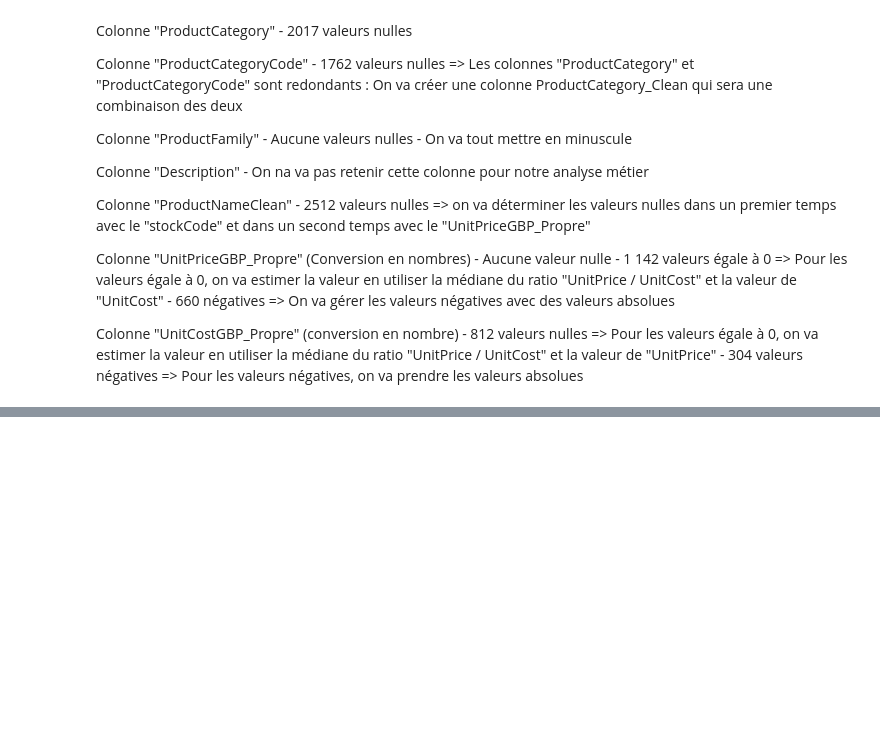
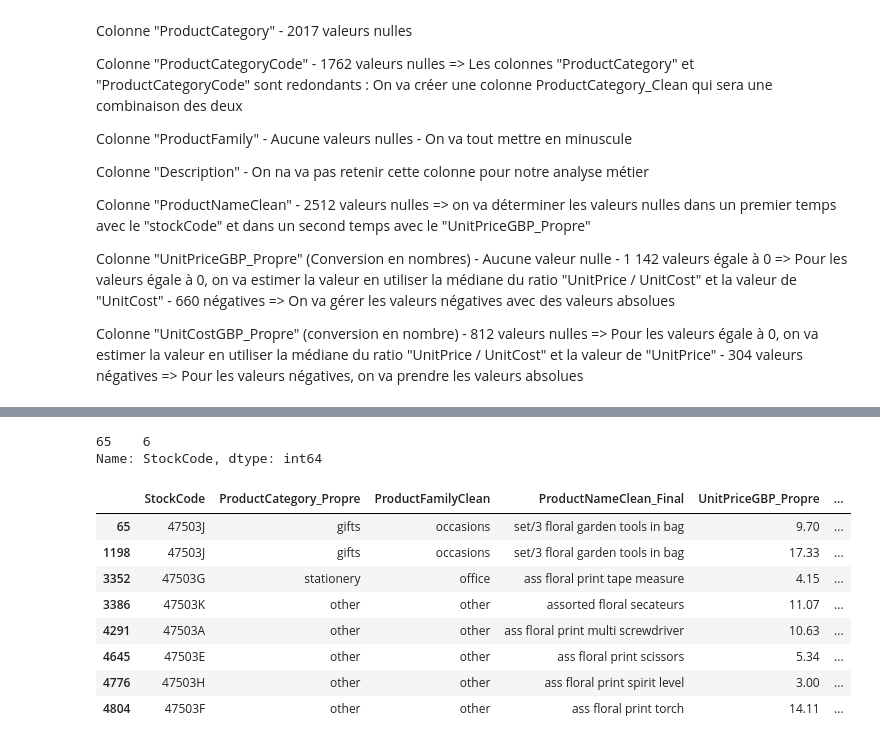
Before and after one commit to clawyunkai/Brief-15_retailcorps_Marketing, a Jupyter notebook: 01_Exploration&Nettoyage_Chris.ipynb, the cells around one changed output, grey strips where cells are left out. Saved outputs shown, nothing was run; the diff lists cells and outputs as text; code cells hidden in the pictures; blank space fills up the shorter version.

```diff
--- a/01_Exploration&Nettoyage_Chris.ipynb
+++ b/01_Exploration&Nettoyage_Chris.ipynb
@@ -166,16 +166,11 @@ df_products_clean=duckdb.query(f"""
 -- Étape 1 : On gère les conversions de base et les valeurs absolues (ABS)
     WITH Etape1_Nettoyage_Base AS (
         SELECT
-            *,
-            -- Conversion en FLOAT et mise en valeur absolue pour régler les 660 et 304 négatifs
+            TRIM(UPPER(StockCode)) AS StockCode,
             ABS(REPLACE(UnitPriceGBP, ',', '.')::FLOAT) AS Prix_Brut,
             ABS(REPLACE(UnitCostGBP, ',', '.')::FLOAT) AS Cout_Brut,
-
-            -- Nettoyage des textes
             TRIM(LOWER(COALESCE(ProductCategory, ProductCategoryCode))) AS ProductCategoryClean,
             TRIM(LOWER(ProductFamily)) as ProductFamilyClean,
-
-            -- MODIFICATION ICI : On applique TRIM et LOWER dès le début sur le nom
             TRIM(LOWER(ProductNameClean)) AS Nom_Nettoye
         FROM read_parquet('{chemin_fichier}')
     ),
@@ -184,10 +179,7 @@ df_products_clean=duckdb.query(f"""
     Etape2_Calculs_Intermediaires AS (
         SELECT
             *,
-            -- Calcul de la médiane du ratio (Prix / Coût)
             MEDIAN(Prix_Brut / NULLIF(Cout_Brut, 0)) OVER () AS Ratio_Mediane,
-
-            -- Remplacement des noms vides grâce au StockCode
             COALESCE(
                 Nom_Nettoye,
                 MAX(Nom_Nettoye) OVER (PARTITION BY StockCode)
@@ -195,40 +187,46 @@ df_products_clean=duckdb.query(f"""
         FROM Etape1_Nettoyage_Base
     ),
 
-    -- Étape 3 : On applique les formules d'imputation finales
+    -- Étape 3 : On applique les formules d'imputation
     Etape3_Application_Regles AS (
-        SELECT DISTINCT
+        SELECT
             StockCode,
             CASE
                 WHEN ProductCategoryClean IS NULL THEN 'other'
                 ELSE ProductCategoryClean
             END AS ProductCategory_Propre,
             ProductFamilyClean,
-
-            -- MODIFICATION ICI : On ajoute 'inconnu' comme ultime solution de secours
             COALESCE(
                 Nom_Etape1,
                 MAX(Nom_Etape1) OVER (PARTITION BY Prix_Brut),
                 'inconnu'
             ) AS ProductNameClean_Final,
-
-            -- Imputation du Prix
             CASE
                 WHEN Prix_Brut IS NULL OR Prix_Brut = 0 THEN Cout_Brut * Ratio_Mediane
                 ELSE Prix_Brut
             END AS UnitPriceGBP_Propre,
-
-            -- Imputation du Coût
             CASE
                 WHEN Cout_Brut IS NULL OR Cout_Brut = 0 THEN Prix_Brut / NULLIF(Ratio_Mediane, 0)
                 ELSE Cout_Brut
             END AS UnitCostGBP_Propre
+        FROM Etape2_Calculs_Intermediaires
+    ),
 
-        FROM Etape2_Calculs_Intermediaires
+    -- Étape 4 : Déduplication (On garde une seule ligne par StockCode avec la valeur la plus fréquente)
+    Etape4_Deduplication AS (
+        SELECT
+            StockCode,
+            MODE(ProductCategory_Propre) AS ProductCategory_Propre,
+            MODE(ProductFamilyClean) AS ProductFamilyClean,
+            MODE(ProductNameClean_Final) AS ProductNameClean_Final,
+            MODE(UnitPriceGBP_Propre) AS UnitPriceGBP_Propre,
+            MODE(UnitCostGBP_Propre) AS UnitCostGBP_Propre
+        FROM Etape3_Application_Regles
+        GROUP BY StockCode
     )
 
     -- Résultat final
-    SELECT * FROM Etape3_Application_Regles
+    SELECT * FROM Etape4_Deduplication
 """).df()
 
 # Requête initiale sans corrections
@@ -319,0 +244,17 @@ FIN-----------------------------------------------------------------------------
+# %%
+df_products_clean[df_products_clean['StockCode'].str.upper() == '47503J']['StockCode'].apply(len)
+# %% [output]
+65    6
+Name: StockCode, dtype: int64
+# %%
+df_products_clean[df_products_clean['StockCode'].str.contains('47503', case=False, na=False)]
+# %% [output]
+|  | StockCode | ProductCategory_Propre | ProductFamilyClean | ProductNameClean_Final | UnitPriceGBP_Propre | ... |
+| 65 | 47503J | gifts | occasions | set/3 floral garden tools in bag | 9.70 | ... |
+| 1198 | 47503J | gifts | occasions | set/3 floral garden tools in bag | 17.33 | ... |
+| 3352 | 47503G | stationery | office | ass floral print tape measure | 4.15 | ... |
+| 3386 | 47503K | other | other | assorted floral secateurs | 11.07 | ... |
+| 4291 | 47503A | other | other | ass floral print multi screwdriver | 10.63 | ... |
+| 4645 | 47503E | other | other | ass floral print scissors | 5.34 | ... |
+| 4776 | 47503H | other | other | ass floral print spirit level | 3.00 | ... |
+| 4804 | 47503F | other | other | ass floral print torch | 14.11 | ... |
```
Also changed, not shown: parts of 17 cells of this notebook, 4 other files.
